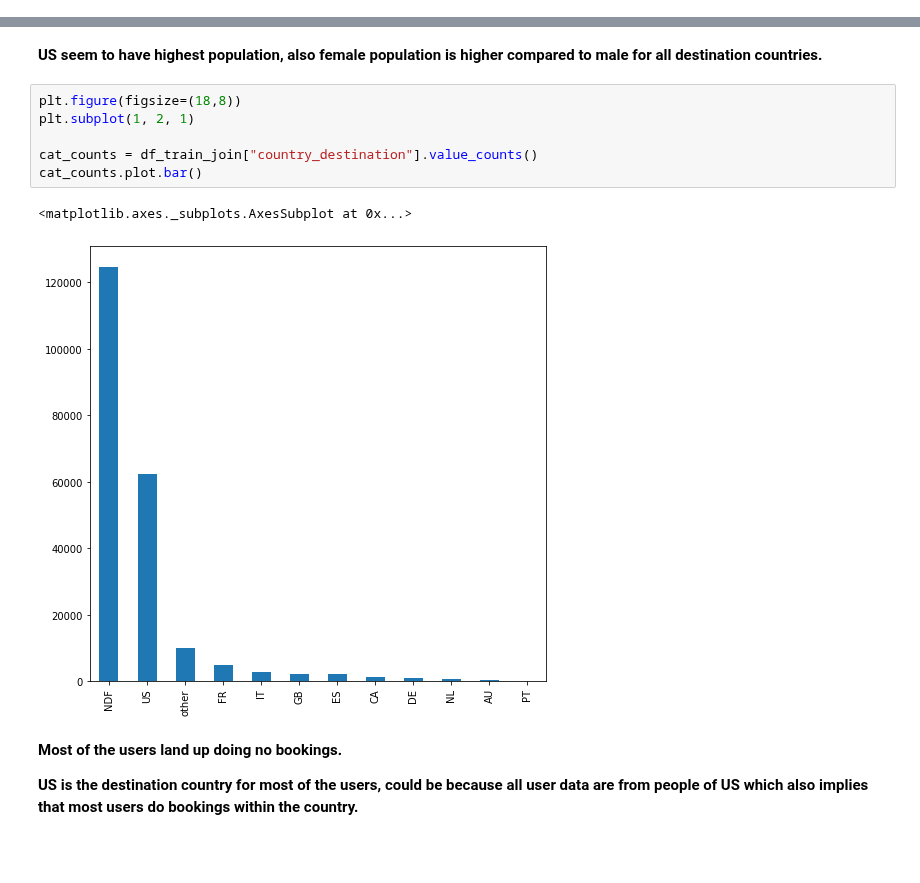
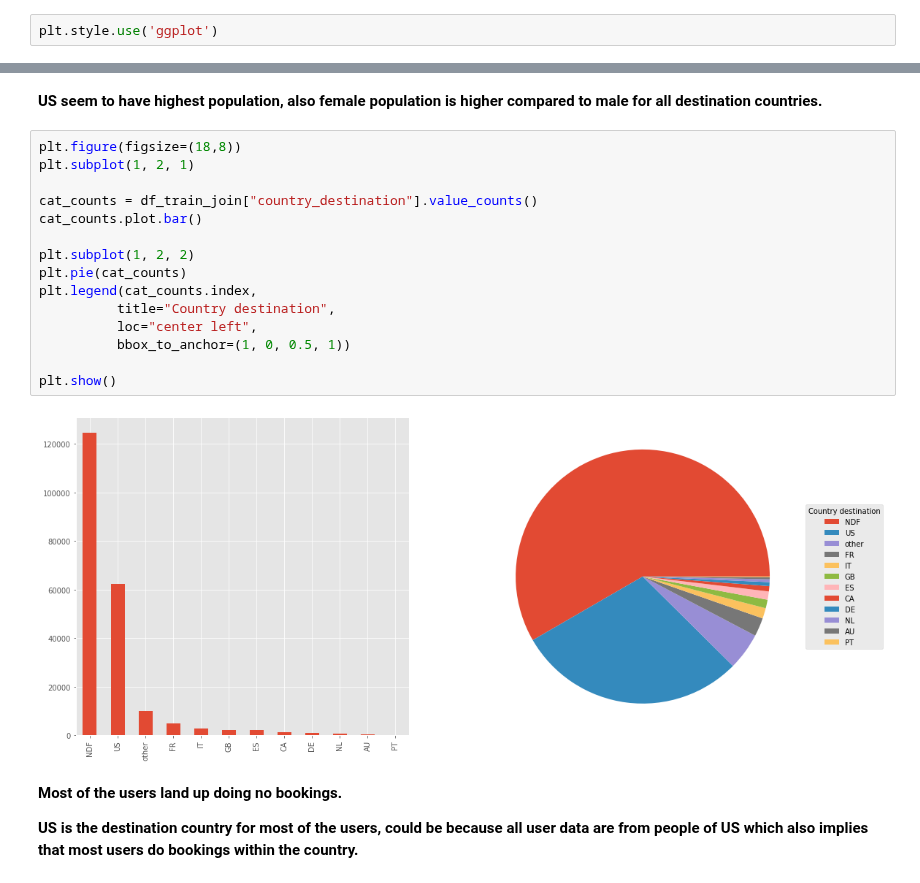
Before and after one commit to Anandpatil412/DSC, a Jupyter notebook: CapstoneProject2/DataCleaning/DataCleaning.ipynb, the cells around one changed output, grey strips where cells are left out. Drawn from its saved outputs; the diff is of its cells as text; blank space fills up the shorter version.

```diff
--- a/CapstoneProject2/DataCleaning/DataCleaning.ipynb
+++ b/CapstoneProject2/DataCleaning/DataCleaning.ipynb
@@ -209,6 +212,8 @@ df_sessions_grp.head()
 | 2 | 00023iyk9l | action_confirm_email | 567165.0 |
 | 3 | 00023iyk9l | action_dashboard | 1115.5 |
 | 4 | 00023iyk9l | action_header_userpic | 1599.0 |
+# %%
+plt.style.use('ggplot')
 # %%
 plt.figure(figsize=(12,4))
 
@@ -609,12 +615,20 @@ pd.pivot_table(df_gender, values="population_in_thousands", index="age_bucket",
 # %%
 plt.figure(figsize=(18,8))
 plt.subplot(1, 2, 1)
 
 cat_counts = df_train_join["country_destination"].value_counts()
 cat_counts.plot.bar()
+
+plt.subplot(1, 2, 2)
+plt.pie(cat_counts)
+plt.legend(cat_counts.index,
+          title="Country destination",
+          loc="center left",
+          bbox_to_anchor=(1, 0, 0.5, 1))
+
+plt.show()
 # %% [output]
-<matplotlib.axes._subplots.AxesSubplot at 0x...>
-[figure, old version]
+[figure, new version]
 # %% [markdown]
 **Most of the users land up doing no bookings.**
 
```
Also changed, not shown: parts of 33 cells of this notebook.
